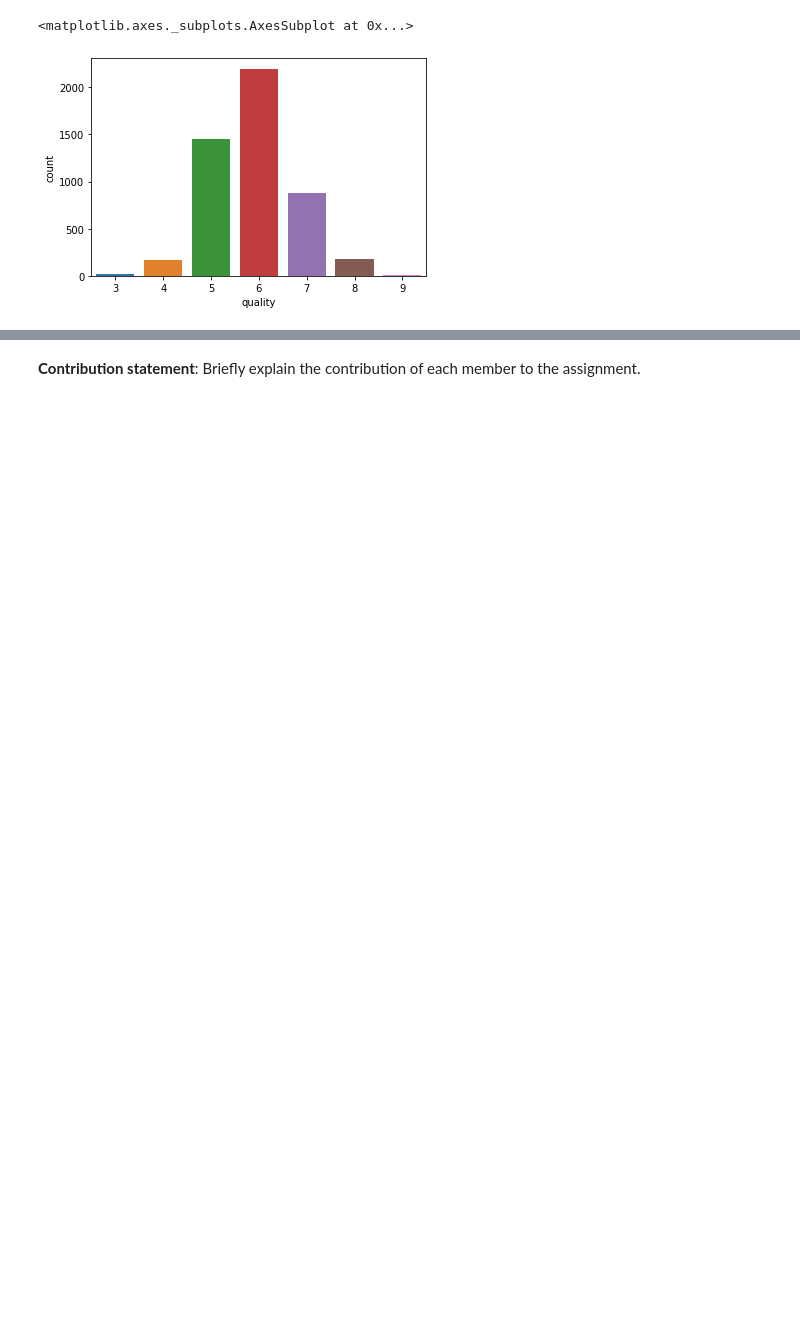
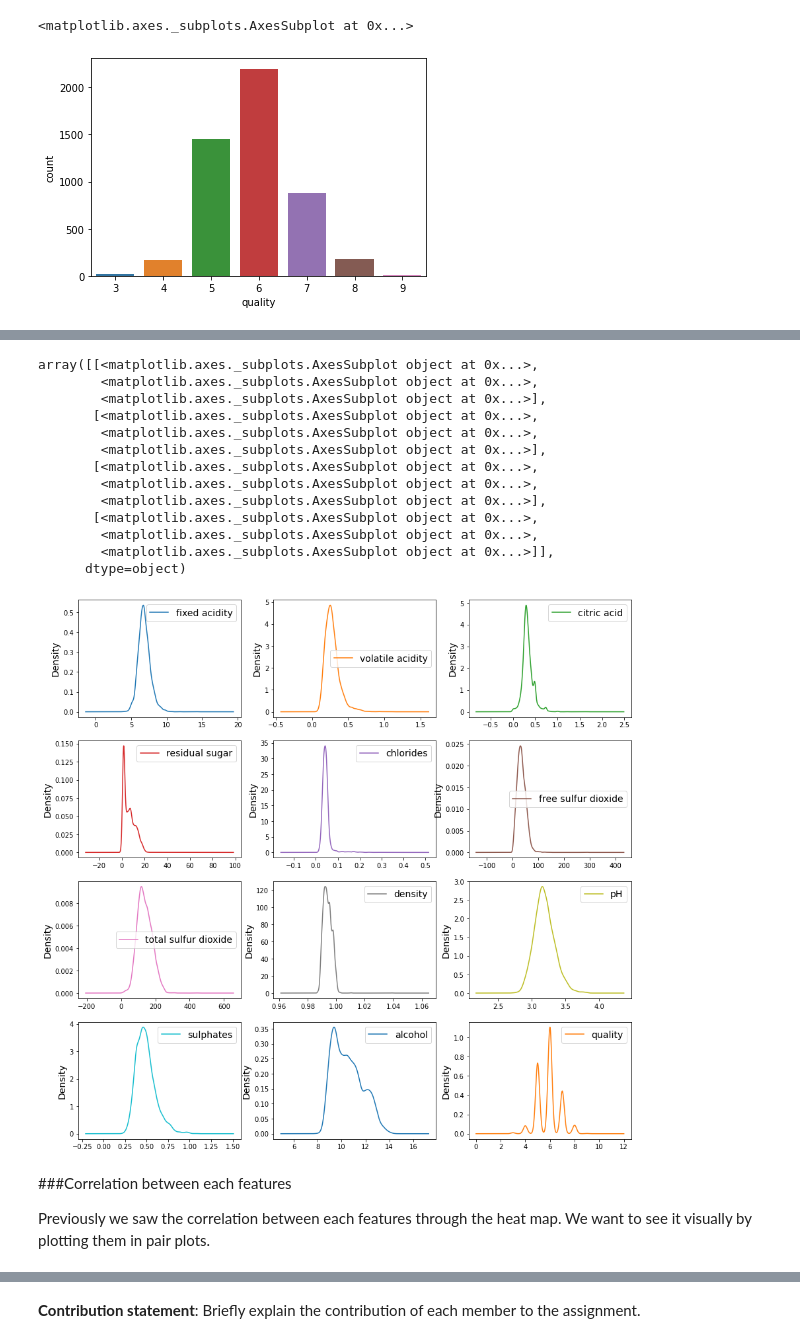
Before and after one commit to RutuKaravadra/handson-ml2, a Jupyter notebook: Comp4630_Assignment1.ipynb, the cells around one changed output, grey strips where cells are left out. Drawn from its saved outputs; the diff is of its cells as text; code cells hidden in the pictures; blank space fills up the shorter version.

```diff
--- a/Comp4630_Assignment1.ipynb
+++ b/Comp4630_Assignment1.ipynb
@@ -315,0 +419,21 @@ sns.countplot(x='quality', data=wine_data)
+# %%
+wineData.plot(kind='density', subplots=True, layout=(4,3), sharex=False, figsize=(15,15))
+# %% [output]
+array([[<matplotlib.axes._subplots.AxesSubplot object at 0x...>,
+        <matplotlib.axes._subplots.AxesSubplot object at 0x...>,
+        <matplotlib.axes._subplots.AxesSubplot object at 0x...>],
+       [<matplotlib.axes._subplots.AxesSubplot object at 0x...>,
+        <matplotlib.axes._subplots.AxesSubplot object at 0x...>,
+        <matplotlib.axes._subplots.AxesSubplot object at 0x...>],
+       [<matplotlib.axes._subplots.AxesSubplot object at 0x...>,
+        <matplotlib.axes._subplots.AxesSubplot object at 0x...>,
+        <matplotlib.axes._subplots.AxesSubplot object at 0x...>],
+       [<matplotlib.axes._subplots.AxesSubplot object at 0x...>,
+        <matplotlib.axes._subplots.AxesSubplot object at 0x...>,
+        <matplotlib.axes._subplots.AxesSubplot object at 0x...>]],
+      dtype=object)
+[figure, added]
+# %% [markdown]
+###Correlation between each features
+
+Previously we saw the correlation between each features through the heat map. We want to see it visually by plotting them in pair plots.
```
Also changed, not shown: parts of 65 cells of this notebook.
